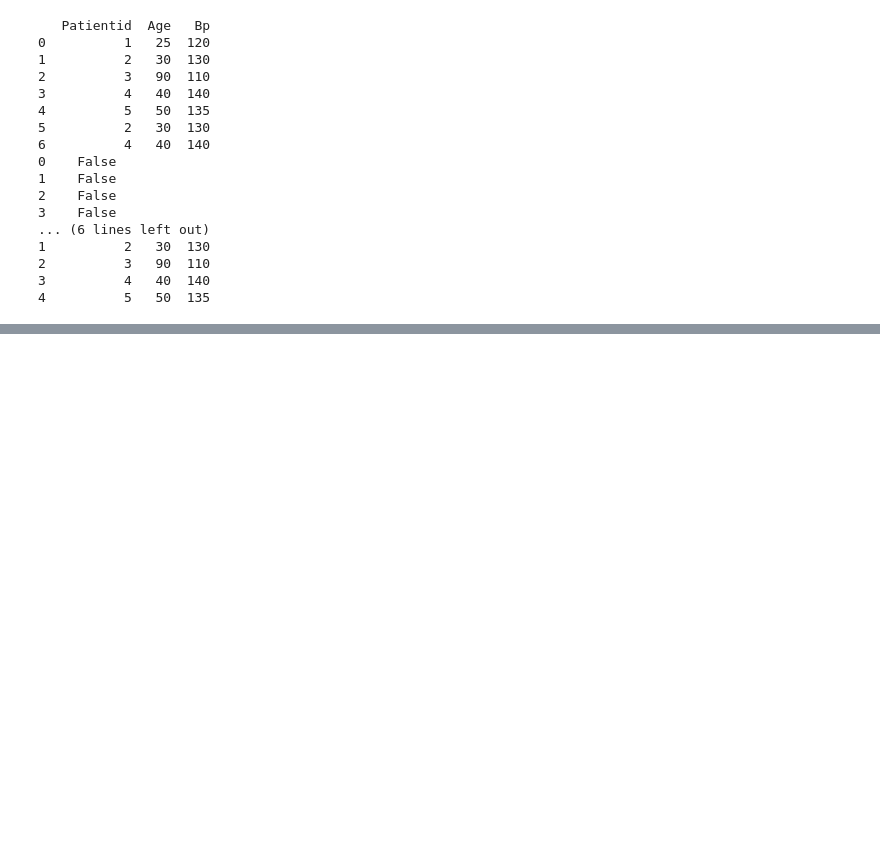
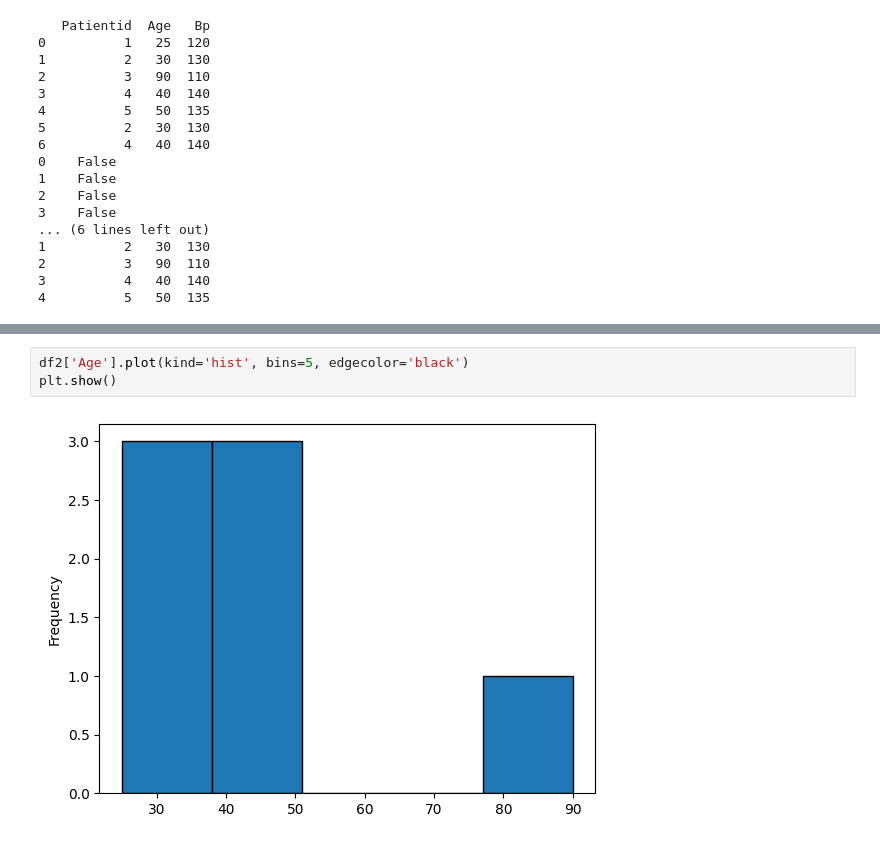
Before and after one commit to venkateshnaramula/SRU_Batch-17-18, a Jupyter notebook: Missingvalues.ipynb, the cells around one changed output, grey strips where cells are left out. Drawn from its saved outputs; the diff is of its cells as text; blank space fills up the shorter version.

```diff
--- a/Missingvalues.ipynb
+++ b/Missingvalues.ipynb
@@ -125,0 +143,5 @@ print(df3)
+# %%
+df2['Age'].plot(kind='hist', bins=5, edgecolor='black')
+plt.show()
+# %% [output]
+[figure, added]
```
Also changed, not shown: parts of 4 cells of this notebook.
